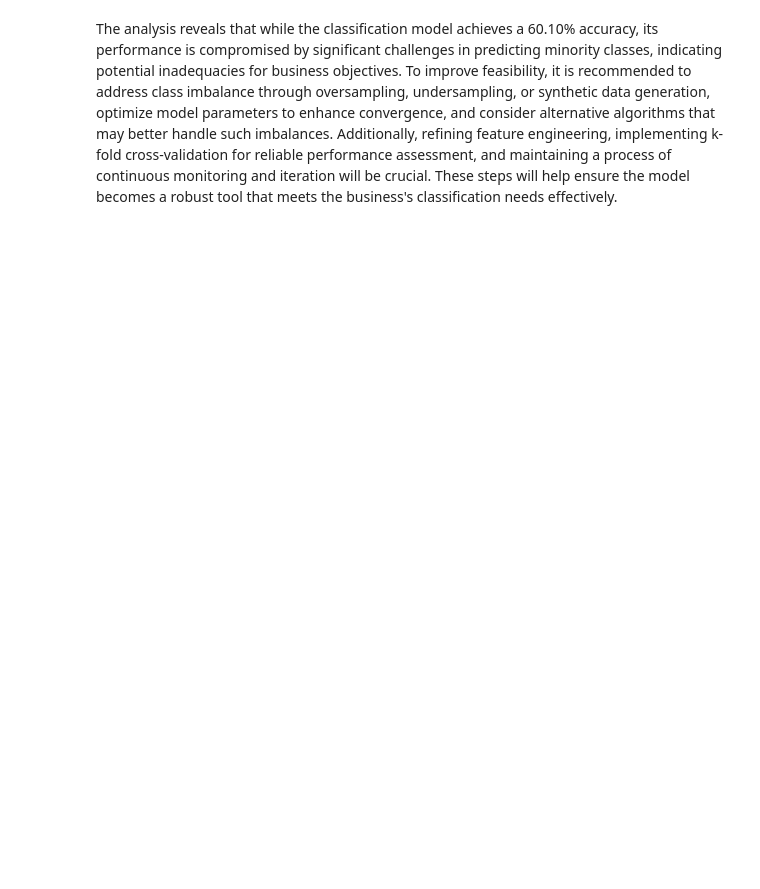
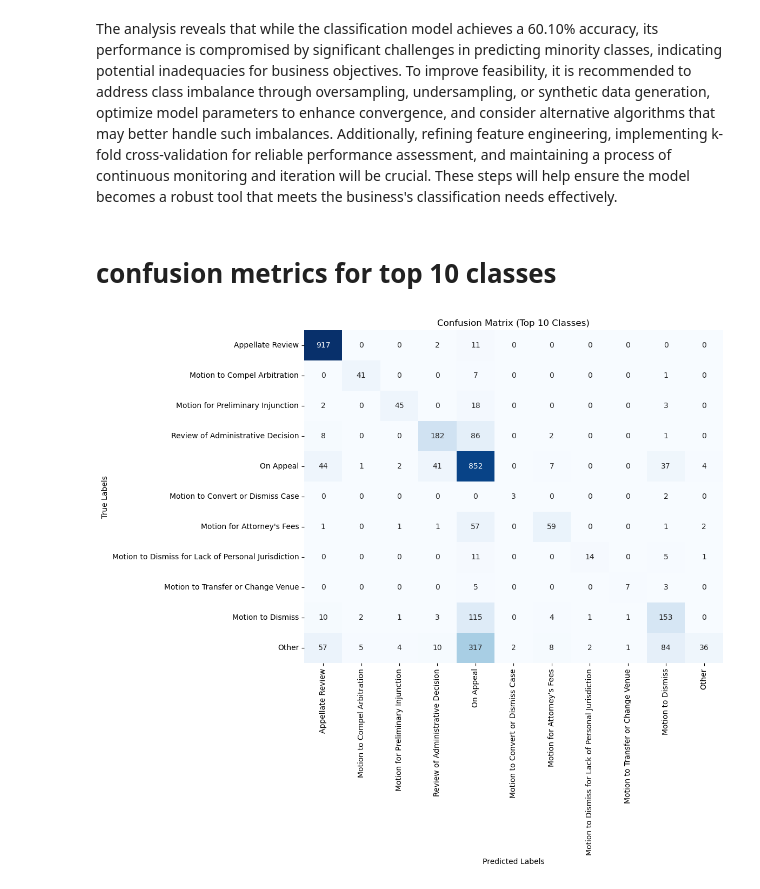
Before and after one commit to jindaznb/Legal-Document-Classification, a Jupyter notebook: submission.ipynb, the cells around one changed output. Cells and saved outputs as stored; diff of their text form; code cells hidden in the pictures; blank space fills up the shorter version.

```diff
--- a/submission.ipynb
+++ b/submission.ipynb
@@ -238,7 +238,7 @@ vectorizer = TfidfVectorizer()
 X_train_tfidf = vectorizer.fit_transform(X_train)
 X_test_tfidf = vectorizer.transform(X_test)
 # %%
-model = LogisticRegression(max_iter=10)  # Increase max_iter if needed
+model = LogisticRegression(max_iter=100)  # Increase max_iter if needed
 model.fit(X_train_tfidf, y_train)
 
 # Make predictions on the test set
@@ -276,2 +276,27 @@ Classification Report:
 # %% [markdown]
 The analysis reveals that while the classification model achieves a 60.10% accuracy, its performance is compromised by significant challenges in predicting minority classes, indicating potential inadequacies for business objectives. To improve feasibility, it is recommended to address class imbalance through oversampling, undersampling, or synthetic data generation, optimize model parameters to enhance convergence, and consider alternative algorithms that may better handle such imbalances. Additionally, refining feature engineering, implementing k-fold cross-validation for reliable performance assessment, and maintaining a process of continuous monitoring and iteration will be crucial. These steps will help ensure the model becomes a robust tool that meets the business's classification needs effectively.
+# %%
+report = classification_report(y_test, y_pred, output_dict=True)
+
+# Extract F1 scores and sort labels by F1 score
+label_f1_scores = [(label, report[label]["f1-score"]) for label in report if label not in ["accuracy", "macro avg", "weighted avg"]]
+label_f1_scores.sort(key=lambda x: x[1], reverse=True)
+top_classes = [label for label, _ in label_f1_scores[:10]]  # Extract top 10 labels
+
+# Filter the true and predicted labels to include only top 10 classes
+y_test_top = [label if label in top_classes else "Other" for label in y_test]
+y_pred_top = [label if label in top_classes else "Other" for label in y_pred]
+# %% [markdown]
+# confusion metrics for top 10 classes
+# %%
+# 1. Confusion Matrix for Top 10 Classes
+plt.figure(figsize=(10, 8))
+conf_matrix = confusion_matrix(y_test_top, y_pred_top, labels=top_classes + ["Other"])
+sns.heatmap(conf_matrix, annot=True, fmt="d", cmap="Blues", cbar=False,
+            xticklabels=top_classes + ["Other"], yticklabels=top_classes + ["Other"])
+plt.xlabel("Predicted Labels")
+plt.ylabel("True Labels")
+plt.title("Confusion Matrix (Top 10 Classes)")
+plt.show()
+# %% [output]
+[figure, added]
```
Also changed, not shown: parts of 10 cells of this notebook, 7 other files.
